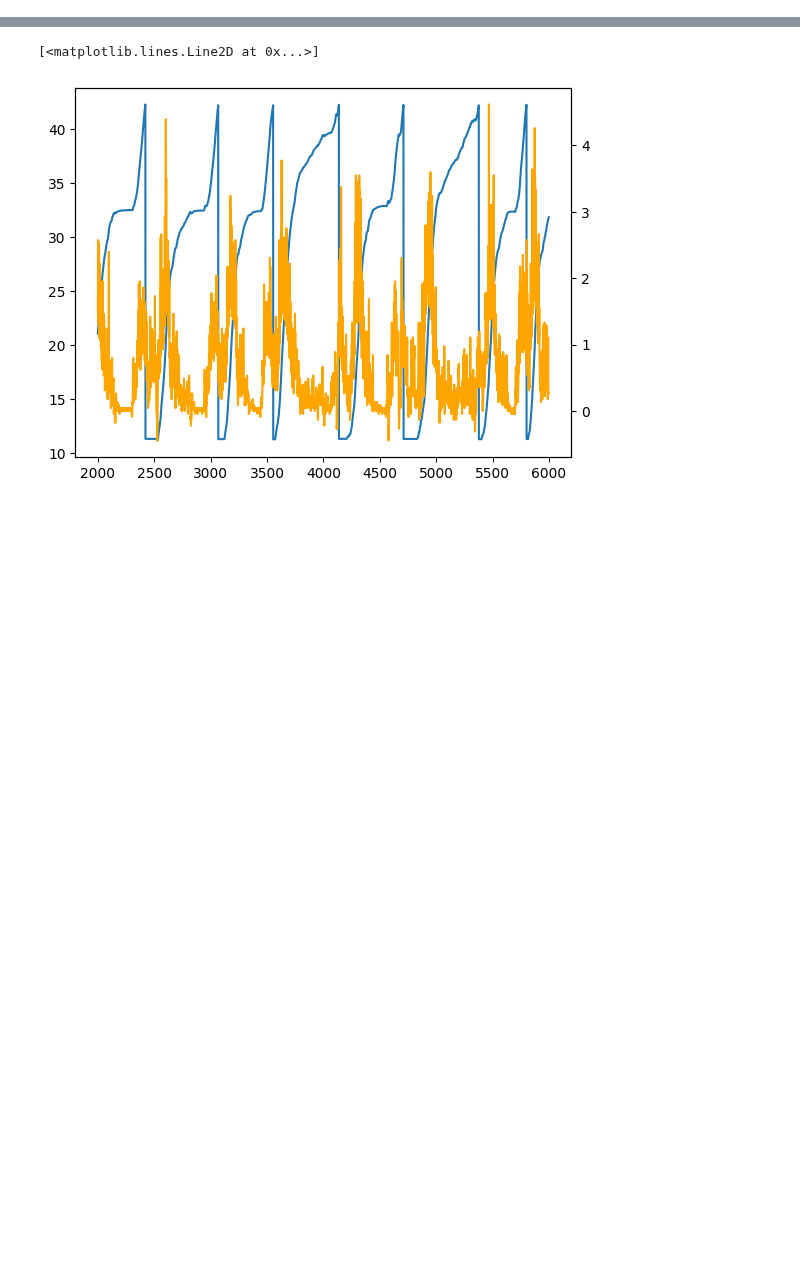
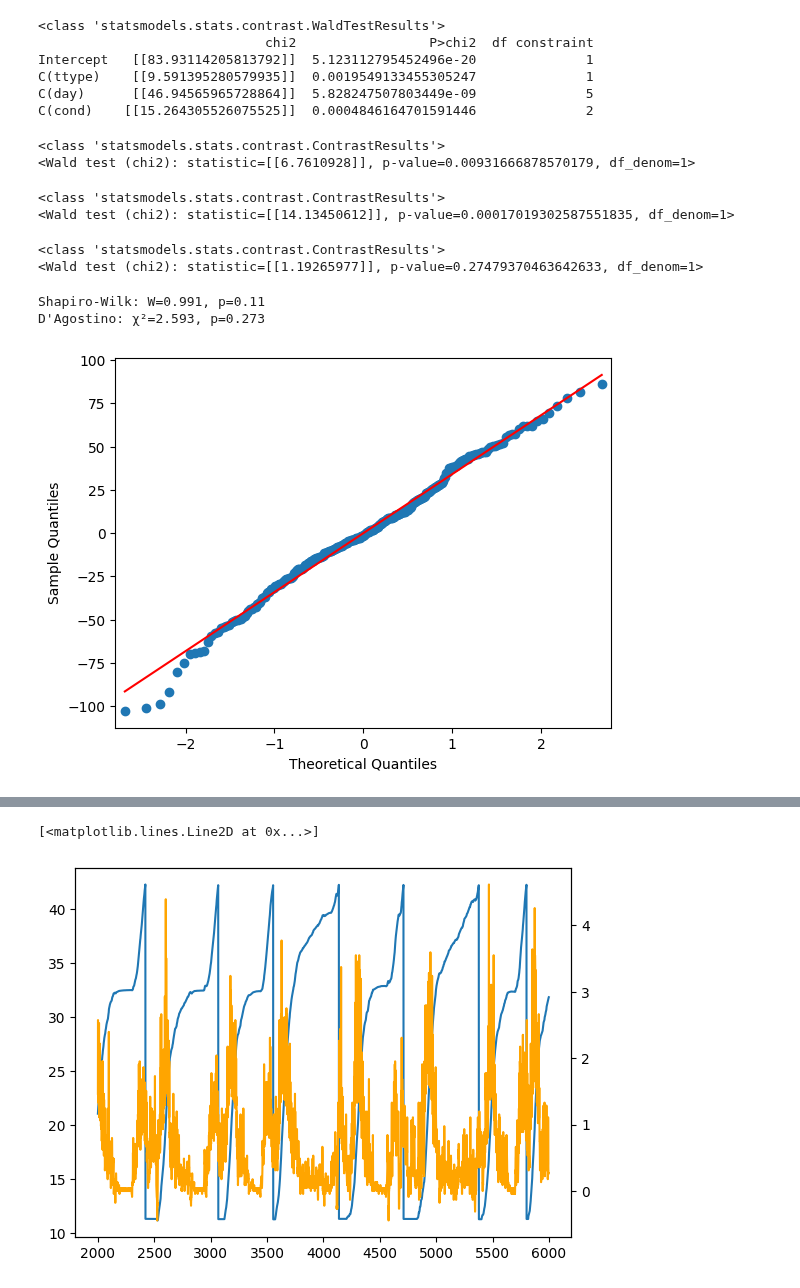
Before and after one commit to GiocomoLab/STX3KO_analyses, a Jupyter notebook: notebooks/supp_figs/fig_s4_running/running_analyses.ipynb, the cells around one changed output, grey strips where cells are left out. Drawn from its saved outputs; the diff is of its cells as text; code cells hidden in the pictures; blank space fills up the shorter version.

Commit message:
print stats

```diff
--- a/notebooks/supp_figs/fig_s4_running/running_analyses.ipynb
+++ b/notebooks/supp_figs/fig_s4_running/running_analyses.ipynb
@@ -30,0 +132,8 @@ The autoreload extension is already loaded. To reload it, use:
+# %%
+import statsmodels.formula.api as smf
+
+df['rank_speed'] = df['speed'].rank()
+mdl = smf.mixedlm('rank_speed ~ C(ttype) + C(day) + C(cond)', df, groups=df['mouse'])
+mdl_result = mdl.fit()
+
+mdl_result.summary()
@@ -30,0 +158,40 @@ The autoreload extension is already loaded. To reload it, use:
+# %%
+mdl_result.wald_test_terms()
+# %% [output]
+<class 'statsmodels.stats.contrast.WaldTestResults'>
+                             chi2                 P>chi2  df constraint
+Intercept   [[83.93114205813792]]  5.123112795452496e-20              1
+C(ttype)    [[9.591395280579935]]  0.0019549133455305247              1
+C(day)      [[46.94565965728864]]  5.828247507803449e-09              5
+C(cond)    [[15.264305526075525]]  0.0004846164701591446              2
+# %%
+mdl_result.wald_test('C(cond)[T.sparse]=0')
+# %% [output]
+<class 'statsmodels.stats.contrast.ContrastResults'>
+<Wald test (chi2): statistic=[[6.7610928]], p-value=0.00931666878570179, df_denom=1>
+# %%
+mdl_result.wald_test('C(cond)[T.ko]=0')
+# %% [output]
+<class 'statsmodels.stats.contrast.ContrastResults'>
+<Wald test (chi2): statistic=[[14.13450612]], p-value=0.00017019302587551835, df_denom=1>
+# %%
+mdl_result.wald_test('C(cond)[T.sparse]=C(cond)[T.ko]')
+# %% [output]
+<class 'statsmodels.stats.contrast.ContrastResults'>
+<Wald test (chi2): statistic=[[1.19265977]], p-value=0.27479370463642633, df_denom=1>
+# %%
+import statsmodels.api as sm
+from scipy.stats import shapiro, normaltest, anderson
+fig = sm.qqplot(mdl_result.resid, line ='s')
+
+# Shapiro-Wilk test (good for small–moderate n)
+shapiro_test = shapiro(mdl_result.resid)
+print(f"Shapiro-Wilk: W={shapiro_test.statistic:.3f}, p={shapiro_test.pvalue:.3g}")
+
+# D’Agostino and Pearson omnibus test (good for larger n)
+dagostino_test = normaltest(mdl_result.resid)
+print(f"D'Agostino: χ²={dagostino_test.statistic:.3f}, p={dagostino_test.pvalue:.3g}")
+# %% [output]
+Shapiro-Wilk: W=0.991, p=0.11
+D'Agostino: χ²=2.593, p=0.273
+[figure, added]
```
Also changed, not shown: parts of 14 cells of this notebook, 5 other files.
